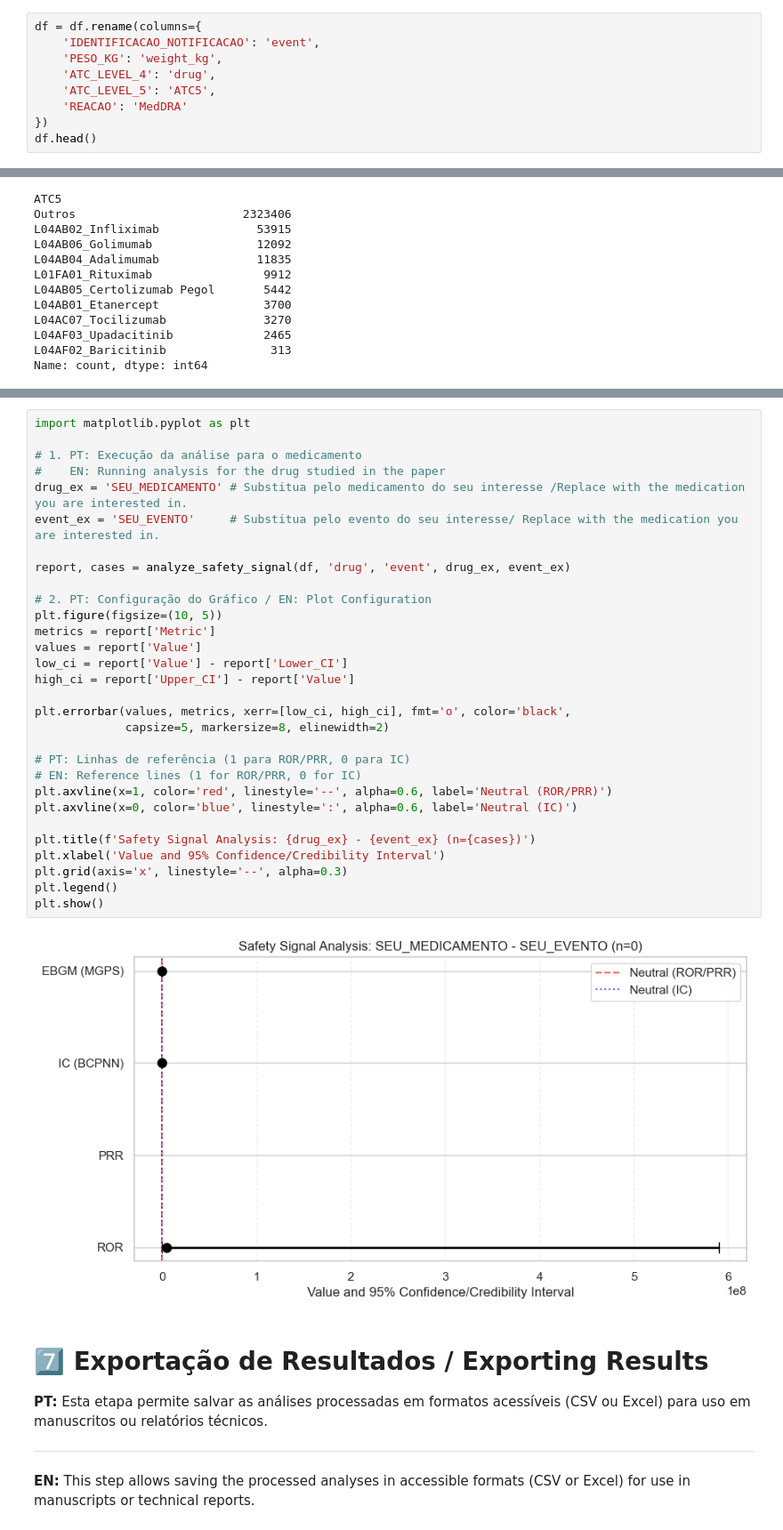
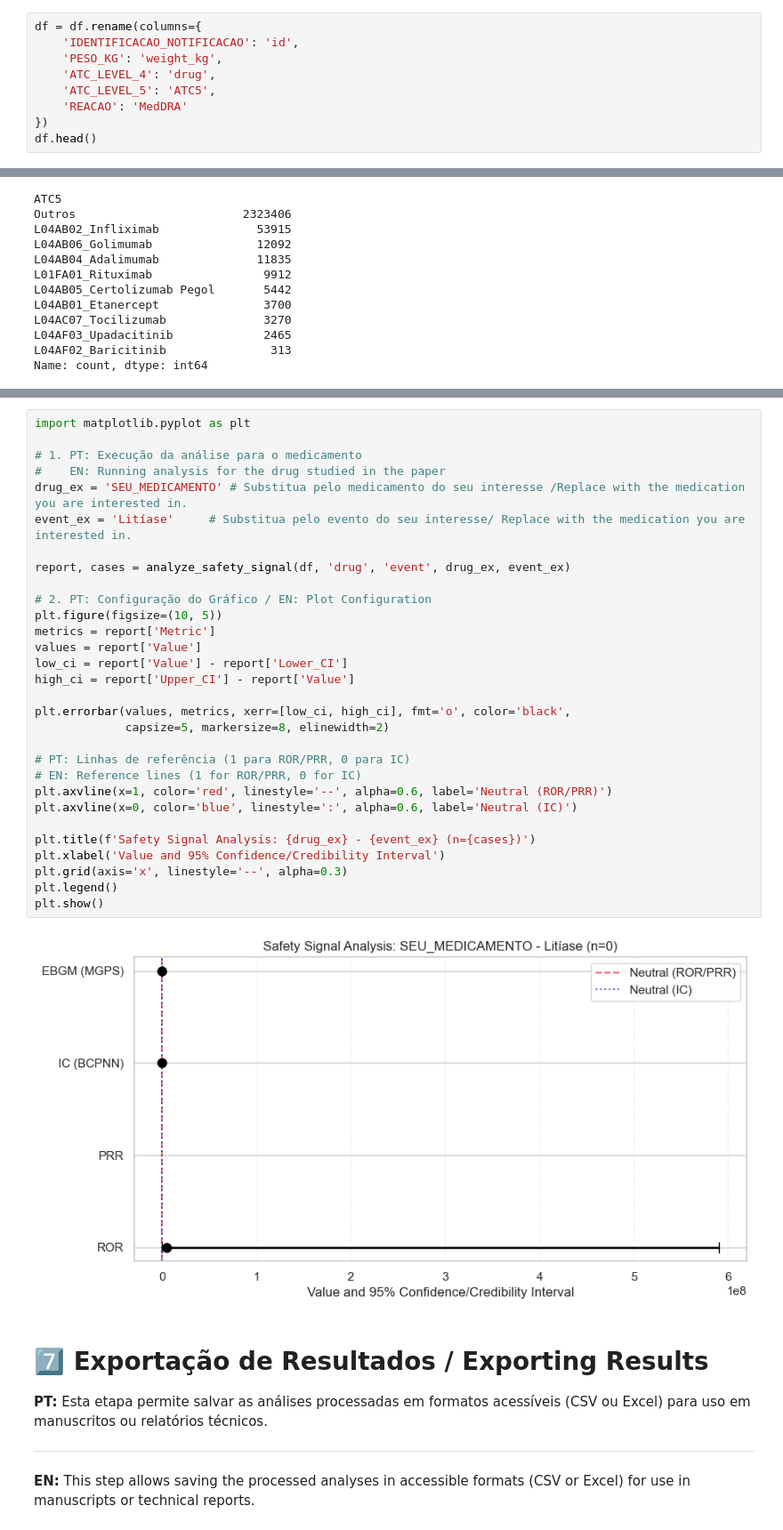
Before and after one commit to mlab-inf-ufrgs/vigimed, a Jupyter notebook: eda/disproportionality_analysis/Projeto_Vigimed_Cálculos_de_desproprocionalidade.ipynb, the cells around one changed output, grey strips where cells are left out. Shown at 89% size. Cells and saved outputs as stored; diff of their text form.

```diff
--- a/eda/disproportionality_analysis/Projeto_Vigimed_Cálculos_de_desproprocionalidade.ipynb
+++ b/eda/disproportionality_analysis/Projeto_Vigimed_Cálculos_de_desproprocionalidade.ipynb
@@ -140,7 +140,7 @@ df.head()
 | 4 | BR-ANVISA-300182041 | 60 | TUMOR NECROSIS FACTOR ALPHA (TNF-... | L04AB05_Certolizumab Pegol | Intolerância láctea |
 # %%
 df = df.rename(columns={
-    'IDENTIFICACAO_NOTIFICACAO': 'event',
+    'IDENTIFICACAO_NOTIFICACAO': 'id',
     'PESO_KG': 'weight_kg',
     'ATC_LEVEL_4': 'drug',
     'ATC_LEVEL_5': 'ATC5',
@@ -624,35 +633,35 @@ Name: count, dtype: int64
 # %%
 import matplotlib.pyplot as plt
 
 # 1. PT: Execução da análise para o medicamento
 #    EN: Running analysis for the drug studied in the paper
 drug_ex = 'SEU_MEDICAMENTO' # Substitua pelo medicamento do seu interesse /Replace with the medication you are interested in.
-event_ex = 'SEU_EVENTO'     # Substitua pelo evento do seu interesse/ Replace with the medication you are interested in.
+event_ex = 'Litíase'     # Substitua pelo evento do seu interesse/ Replace with the medication you are interested in.
 
 report, cases = analyze_safety_signal(df, 'drug', 'event', drug_ex, event_ex)
 
 # 2. PT: Configuração do Gráfico / EN: Plot Configuration
 plt.figure(figsize=(10, 5))
 metrics = report['Metric']
 values = report['Value']
 low_ci = report['Value'] - report['Lower_CI']
 high_ci = report['Upper_CI'] - report['Value']
 
 plt.errorbar(values, metrics, xerr=[low_ci, high_ci], fmt='o', color='black',
              capsize=5, markersize=8, elinewidth=2)
 
 # PT: Linhas de referência (1 para ROR/PRR, 0 para IC)
 # EN: Reference lines (1 for ROR/PRR, 0 for IC)
 plt.axvline(x=1, color='red', linestyle='--', alpha=0.6, label='Neutral (ROR/PRR)')
 plt.axvline(x=0, color='blue', linestyle=':', alpha=0.6, label='Neutral (IC)')
 
 plt.title(f'Safety Signal Analysis: {drug_ex} - {event_ex} (n={cases})')
 plt.xlabel('Value and 95% Confidence/Credibility Interval')
 plt.grid(axis='x', linestyle='--', alpha=0.3)
 plt.legend()
 plt.show()
 # %% [output]
-[figure, old version]
+[figure, new version]
 # %% [markdown]
 # 7️⃣ Exportação de Resultados / Exporting Results
 
```
Also changed, not shown: parts of 1 cell of this notebook, 4 other files.
